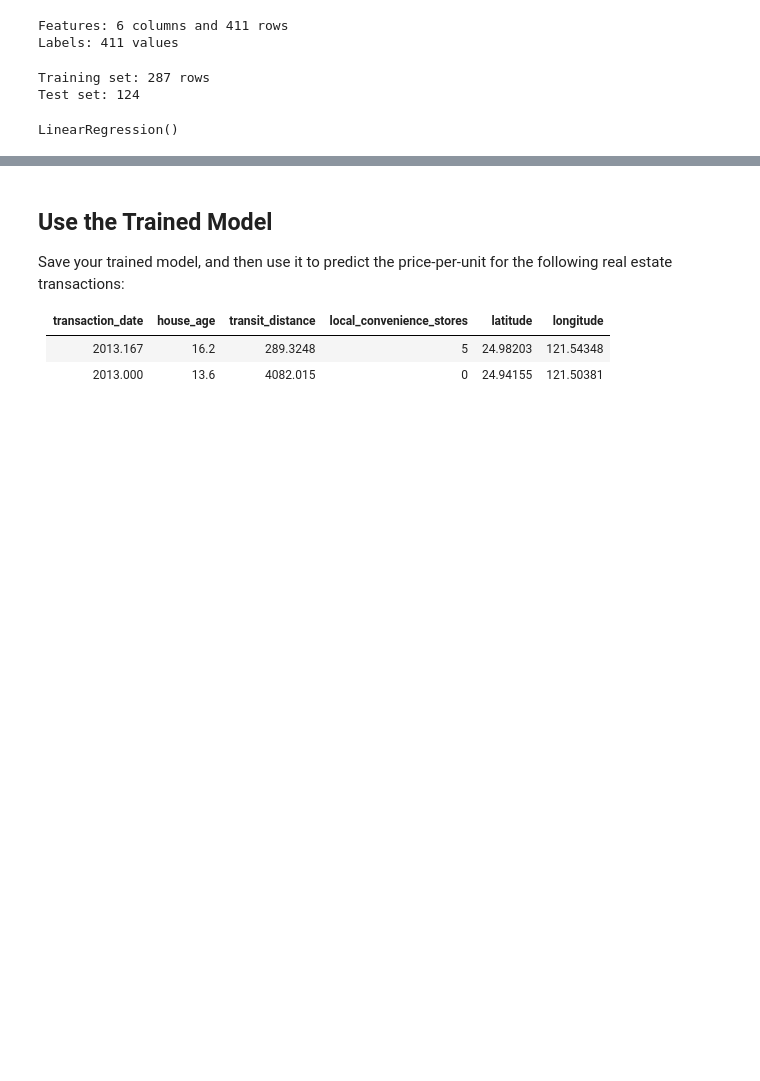
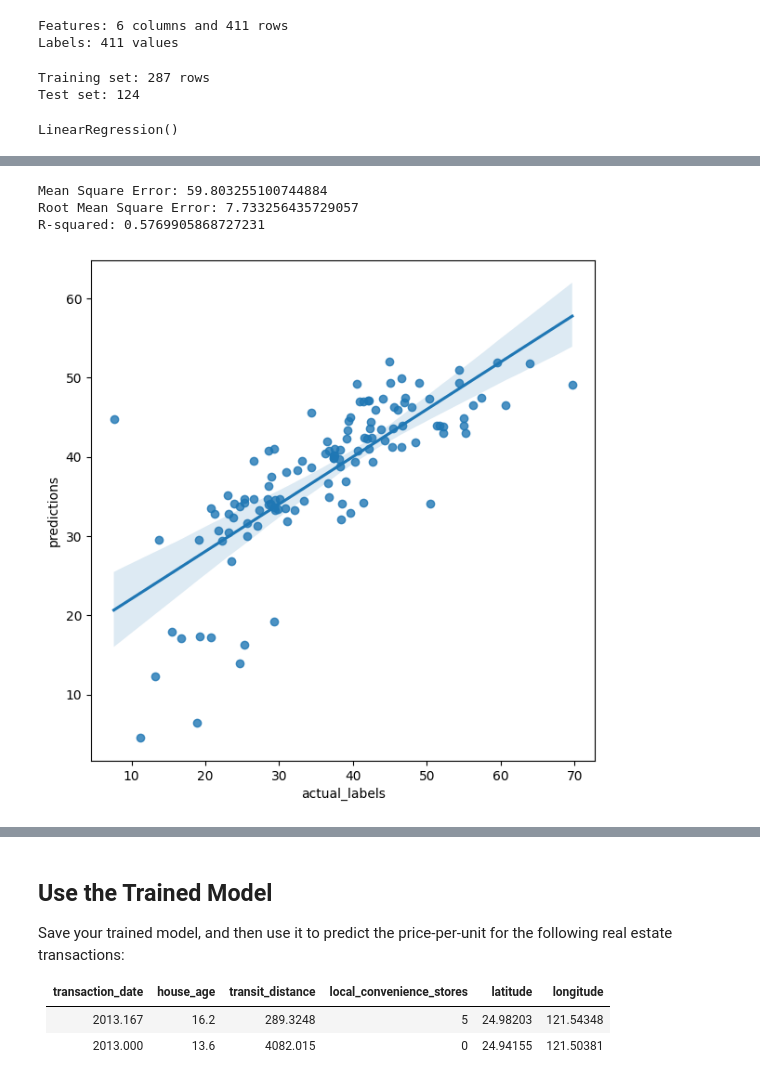
Before and after one commit to Berezovikov-A/ms_ml_challenges, a Jupyter notebook: 02 - Real Estate Regression Challenge.ipynb, the cells around one changed output, grey strips where cells are left out. Saved outputs shown, nothing was run; the diff lists cells and outputs as text; code cells hidden in the pictures; blank space fills up the shorter version.

```diff
--- a/02 - Real Estate Regression Challenge.ipynb
+++ b/02 - Real Estate Regression Challenge.ipynb
@@ -189,0 +211,11 @@ R-squared: 0.6174631335623586
+# %%
+from sklearn.linear_model import ElasticNet
+
+model = ElasticNet().fit(X_train, y_train)
+predictions = model.predict(X_test)
+evaluate_model(predictions, y_test)
+# %% [output]
+Mean Square Error: 59.803255100744884
+Root Mean Square Error: 7.733256435729057
+R-squared: 0.5769905868727231
+[figure, added]
```
Also changed, not shown: parts of 16 cells of this notebook.
